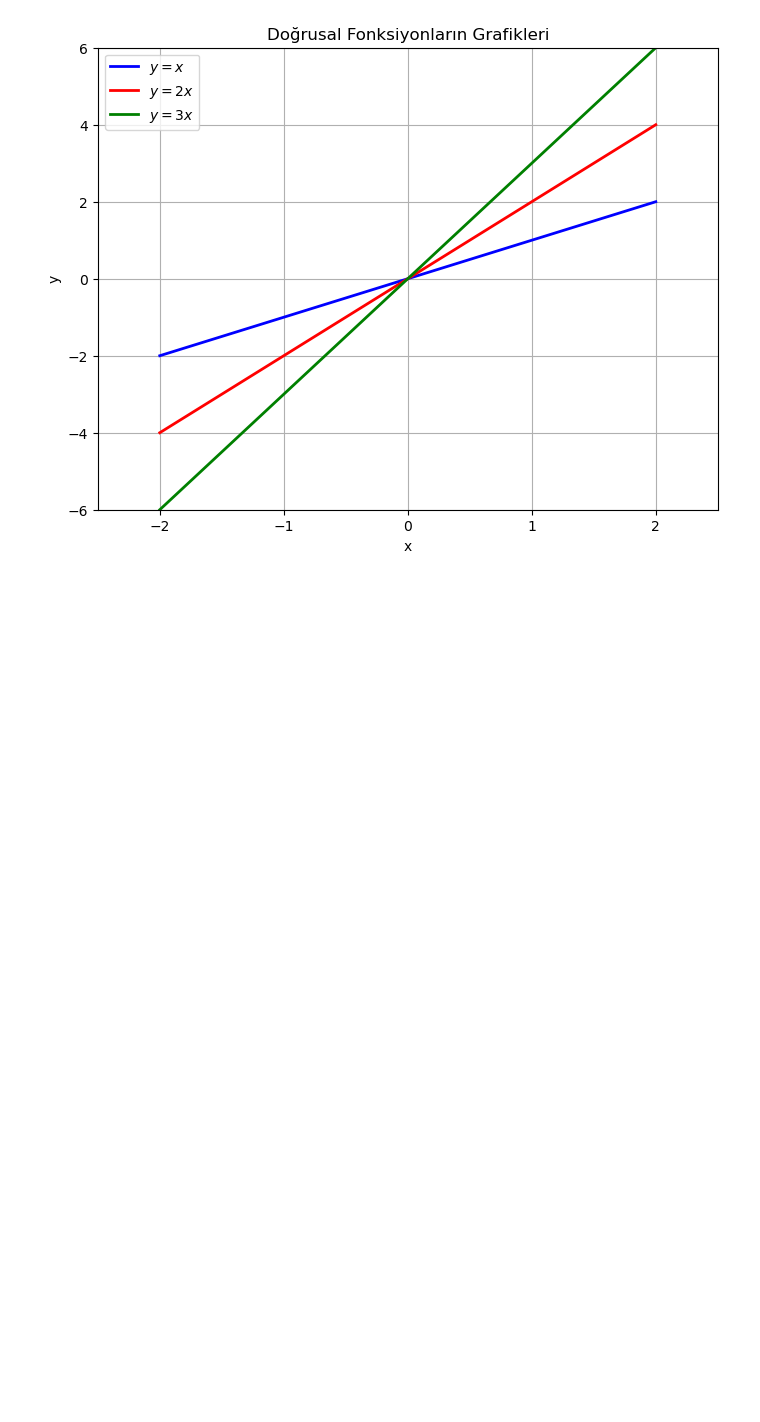
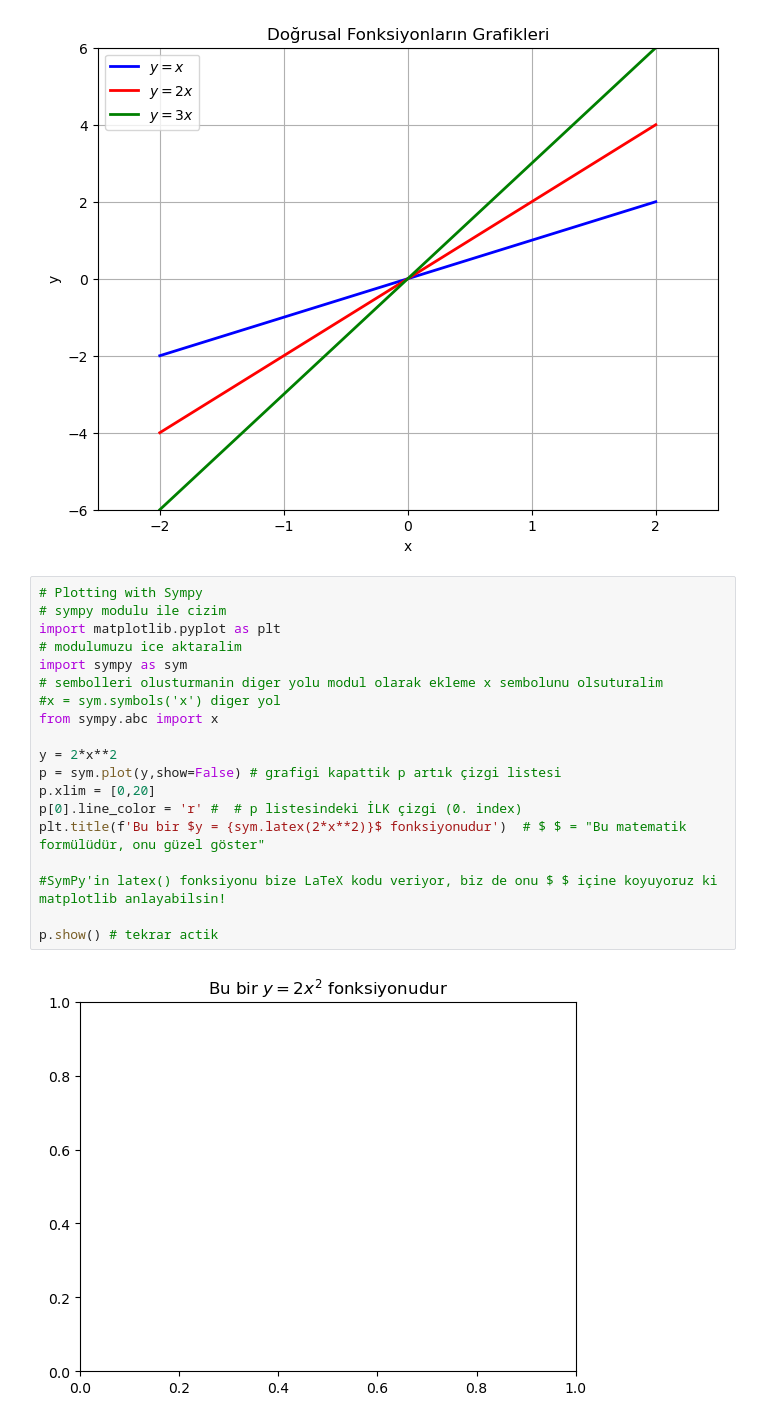
Before and after one commit to nailBestas/lispAi, a Jupyter notebook: 01_Python_Mathematics_and_Statistics/2_Mathematics/4-Graphing_and_visualization.ipynb, the cells around one changed output. Saved outputs shown, nothing was run; the diff lists cells and outputs as text; blank space fills up the shorter version.

Commit message:
Added Python Plotting with Sympy

```diff
--- a/01_Python_Mathematics_and_Statistics/2_Mathematics/4-Graphing_and_visualization.ipynb
+++ b/01_Python_Mathematics_and_Statistics/2_Mathematics/4-Graphing_and_visualization.ipynb
@@ -438,3 +438,24 @@ plt.xlim(-2.5, 2.5)
 plt.show()
 # %% [output]
 [figure]
+# %%
+# Plotting with Sympy
+# sympy modulu ile cizim
+import matplotlib.pyplot as plt
+# modulumuzu ice aktaralim
+import sympy as sym
+# sembolleri olusturmanin diger yolu modul olarak ekleme x sembolunu olsuturalim
+#x = sym.symbols('x') diger yol
+from sympy.abc import x
+
+y = 2*x**2
+p = sym.plot(y,show=False) # grafigi kapattik p artık çizgi listesi
+p.xlim = [0,20]
+p[0].line_color = 'r' #  # p listesindeki İLK çizgi (0. index)
+plt.title(f'Bu bir $y = {sym.latex(2*x**2)}$ fonksiyonudur')  # $ $ = "Bu matematik formülüdür, onu güzel göster"
+
+#SymPy'in latex() fonksiyonu bize LaTeX kodu veriyor, biz de onu $ $ içine koyuyoruz ki matplotlib anlayabilsin!
+
+p.show() # tekrar actik
+# %% [output]
+[figure, added]
```
Also changed, not shown: parts of 3 cells of this notebook.
